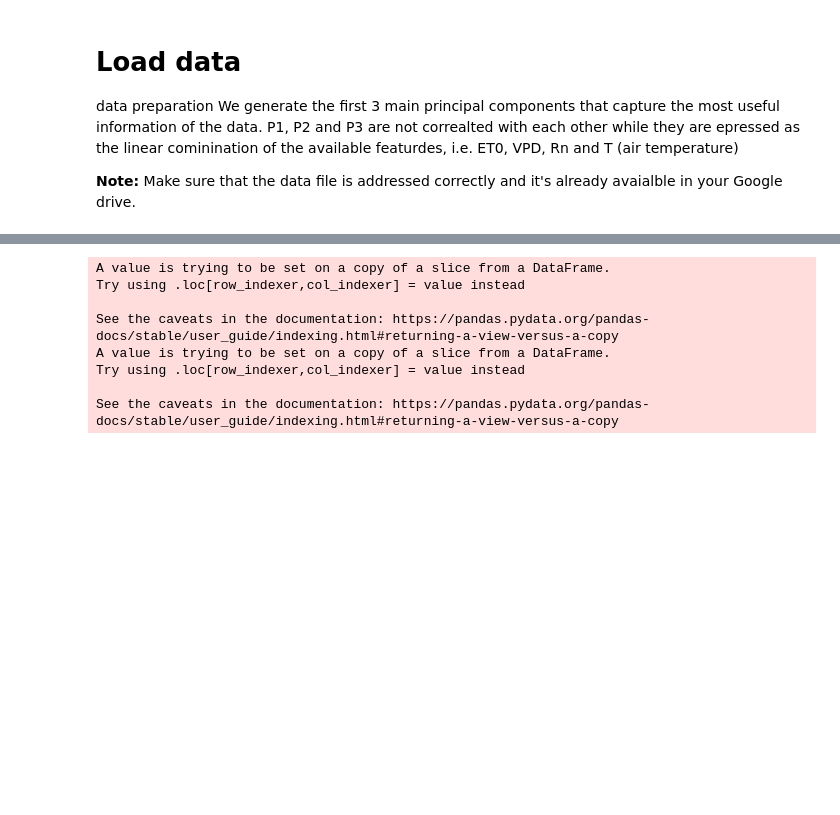
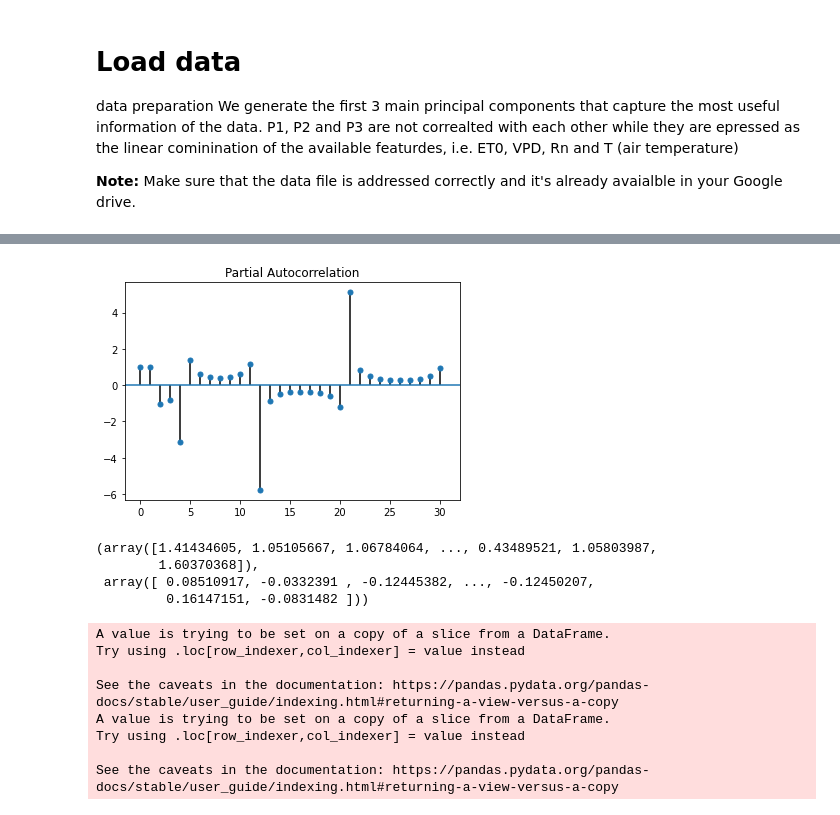
Before and after one commit to ekourkchi/Weather_research, a Jupyter notebook: MODWT_GPR_PSO.ipynb, the cells around one changed output, grey strips where cells are left out. Cells and saved outputs as stored; diff of their text form; code cells hidden in the pictures; blank space fills up the shorter version.

```diff
--- a/MODWT_GPR_PSO.ipynb
+++ b/MODWT_GPR_PSO.ipynb
@@ -141,3 +141,10 @@ def ADD(data, features=None, paramName='ET0'):
     features[paramName] = data[paramName]
 
   return features
+# %%
+N = len(data)
+MaxDecomLev = np.floor(np.log10(len(data['ET0'])/np.log10(2)))
+r = np.int(np.floor(N/2**MaxDecomLev))
+n = np.int(r * 2**MaxDecomLev)
+
+n, N
@@ -144 +177,19 @@ def ADD(data, features=None, paramName='ET0'):
+# %%
+from statsmodels.graphics.tsaplots import plot_acf, plot_pacf
+
+# features = DWT(data, paramName='ET0', n_level=3, n_details=2, waveletname = 'db8')
+# features.head()
+
+y = features['A']
+
+plot_pacf(y, lags=30); plt.show;
+# %% [output]
+[figure, added]
+# %%
+AT[3]
+# %% [output]
+(array([1.41434605, 1.05105667, 1.06784064, ..., 0.43489521, 1.05803987,
+        1.60370368]),
+ array([ 0.08510917, -0.0332391 , -0.12445382, ..., -0.12450207,
+         0.16147151, -0.0831482 ]))
 # %%
```
Also changed, not shown: parts of 12 cells of this notebook.
